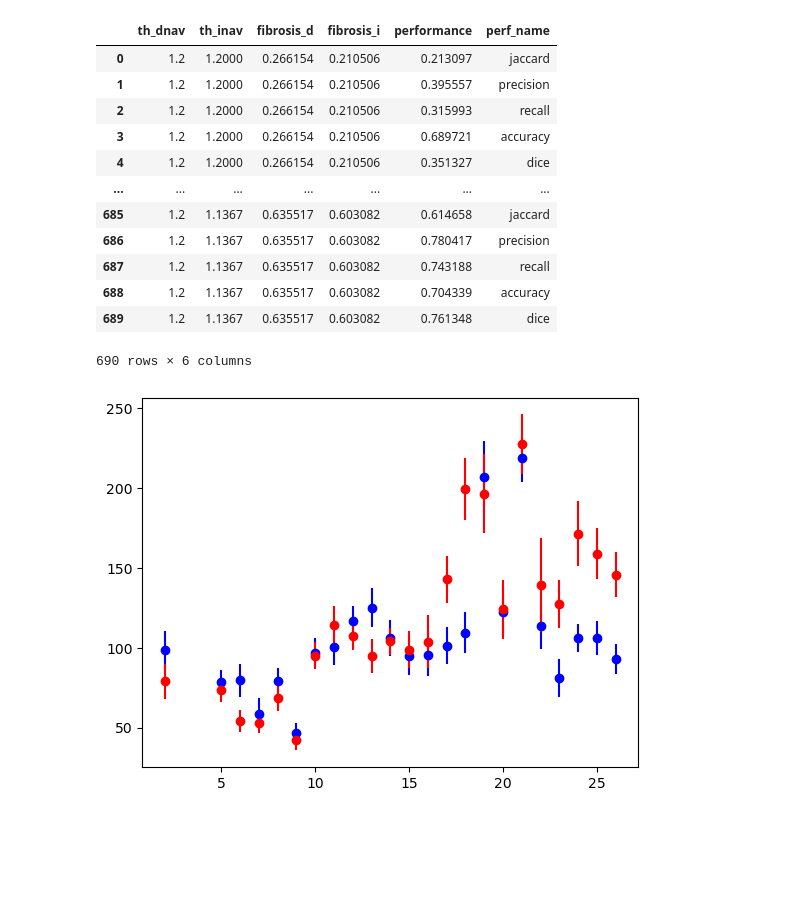
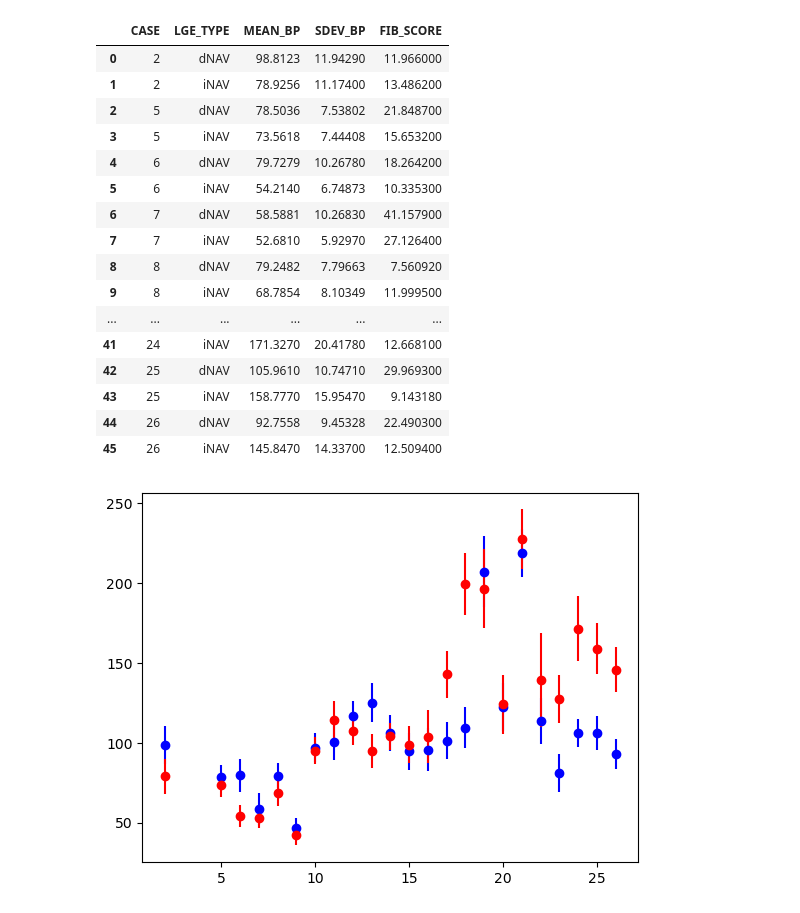
Before and after one commit to alonsoJASL/imatools, a Jupyter notebook: ipynb/df_test.ipynb, the cells around one changed output. Drawn from its saved outputs; the diff is of its cells as text; code cells hidden in the pictures; blank space fills up the shorter version.

```diff
--- a/ipynb/df_test.ipynb
+++ b/ipynb/df_test.ipynb
@@ -19,22 +19,26 @@ name = 'spatial_correspondence.csv'
 
 df = pd.read_csv(iou.fullfile(p2f, 'local',name), skipinitialspace=True)
 df_stats = pd.read_csv(iou.fullfile(p2f, 'results_local', 'stats.csv'), skipinitialspace=True)
-# %%
-df
-# %% [output]
-|  | th_dnav | th_inav | fibrosis_d | fibrosis_i | performance | perf_name |
-| 0 | 1.2 | 1.2000 | 0.266154 | 0.210506 | 0.213097 | jaccard |
-| 1 | 1.2 | 1.2000 | 0.266154 | 0.210506 | 0.395557 | precision |
-| 2 | 1.2 | 1.2000 | 0.266154 | 0.210506 | 0.315993 | recall |
-| 3 | 1.2 | 1.2000 | 0.266154 | 0.210506 | 0.689721 | accuracy |
-| 4 | 1.2 | 1.2000 | 0.266154 | 0.210506 | 0.351327 | dice |
-| ... | ... | ... | ... | ... | ... | ... |
-| 685 | 1.2 | 1.1367 | 0.635517 | 0.603082 | 0.614658 | jaccard |
-| 686 | 1.2 | 1.1367 | 0.635517 | 0.603082 | 0.780417 | precision |
-| 687 | 1.2 | 1.1367 | 0.635517 | 0.603082 | 0.743188 | recall |
-| 688 | 1.2 | 1.1367 | 0.635517 | 0.603082 | 0.704339 | accuracy |
-| 689 | 1.2 | 1.1367 | 0.635517 | 0.603082 | 0.761348 | dice |
-690 rows × 6 columns
+# %%
+df_stats
+# %% [output]
+|  | CASE | LGE_TYPE | MEAN_BP | SDEV_BP | FIB_SCORE |
+| 0 | 2 | dNAV | 98.8123 | 11.94290 | 11.966000 |
+| 1 | 2 | iNAV | 78.9256 | 11.17400 | 13.486200 |
+| 2 | 5 | dNAV | 78.5036 | 7.53802 | 21.848700 |
+| 3 | 5 | iNAV | 73.5618 | 7.44408 | 15.653200 |
+| 4 | 6 | dNAV | 79.7279 | 10.26780 | 18.264200 |
+| 5 | 6 | iNAV | 54.2140 | 6.74873 | 10.335300 |
+| 6 | 7 | dNAV | 58.5881 | 10.26830 | 41.157900 |
+| 7 | 7 | iNAV | 52.6810 | 5.92970 | 27.126400 |
+| 8 | 8 | dNAV | 79.2482 | 7.79663 | 7.560920 |
+| 9 | 8 | iNAV | 68.7854 | 8.10349 | 11.999500 |
+| ... | ... | ... | ... | ... | ... |
+| 41 | 24 | iNAV | 171.3270 | 20.41780 | 12.668100 |
+| 42 | 25 | dNAV | 105.9610 | 10.74710 | 29.969300 |
+| 43 | 25 | iNAV | 158.7770 | 15.95470 | 9.143180 |
+| 44 | 26 | dNAV | 92.7558 | 9.45328 | 22.490300 |
+| 45 | 26 | iNAV | 145.8470 | 14.33700 | 12.509400 |
 # %%
 import matplotlib.pyplot as plt
 import seaborn as sns
```
Also changed, not shown: parts of 1 cell of this notebook, 2 other files.
